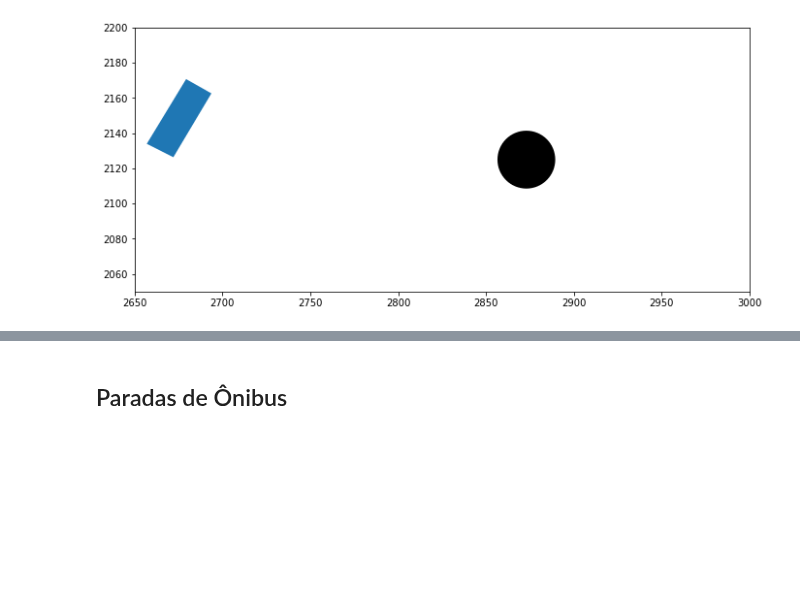
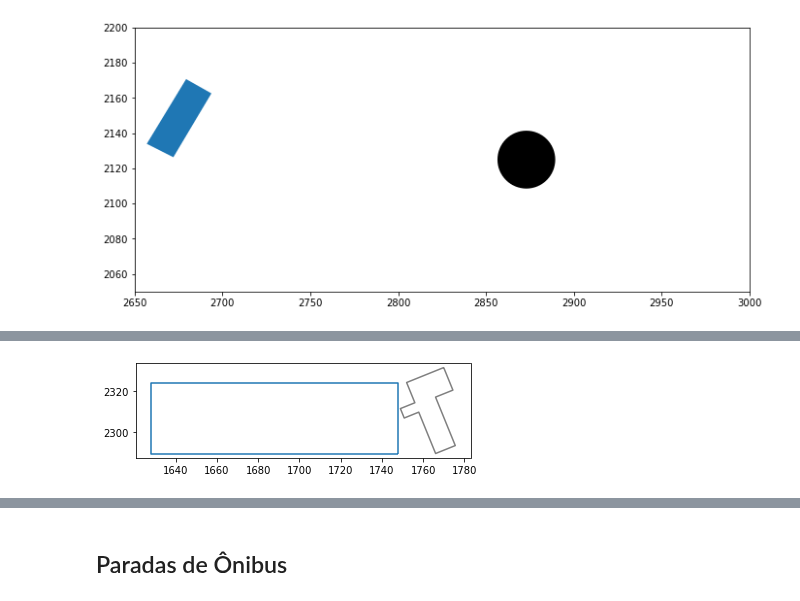
Before and after one commit to wasp-lahis/ns3-bmap, a Jupyter notebook: NS3/obstacle_exp/create-unicamp-datasets.ipynb, the cells around one changed output, grey strips where cells are left out. Drawn from its saved outputs; the diff is of its cells as text; code cells hidden in the pictures; blank space fills up the shorter version.

```diff
--- a/NS3/obstacle_exp/create-unicamp-datasets.ipynb
+++ b/NS3/obstacle_exp/create-unicamp-datasets.ipynb
@@ -775,0 +869,13 @@ dtype: float64
+# %%
+ref_id = 556327663
+ref_polygon = mapa_normalizado.query('osm_id ==' + str(ref_id))
+print(ref_polygon['geometry'].centroid)
+
+# Get Polygon value
+# get_polygon_coords(ref_polygon)
+
+building_IG = box(1628, 2289.589499125257, 1748,2323.997095678933)
+
+print("\nArea:", building_IG.area)
+print("Length:",building_IG.length)
+building_IG.boundary
@@ -775,0 +889,4 @@ dtype: float64
+# %%
+compare_buildings(ref_polygon['geometry'].boundary, building_IG.boundary )
+# %% [output]
+[figure, added]
```
Also changed, not shown: parts of 47 cells of this notebook, 1 other file.
